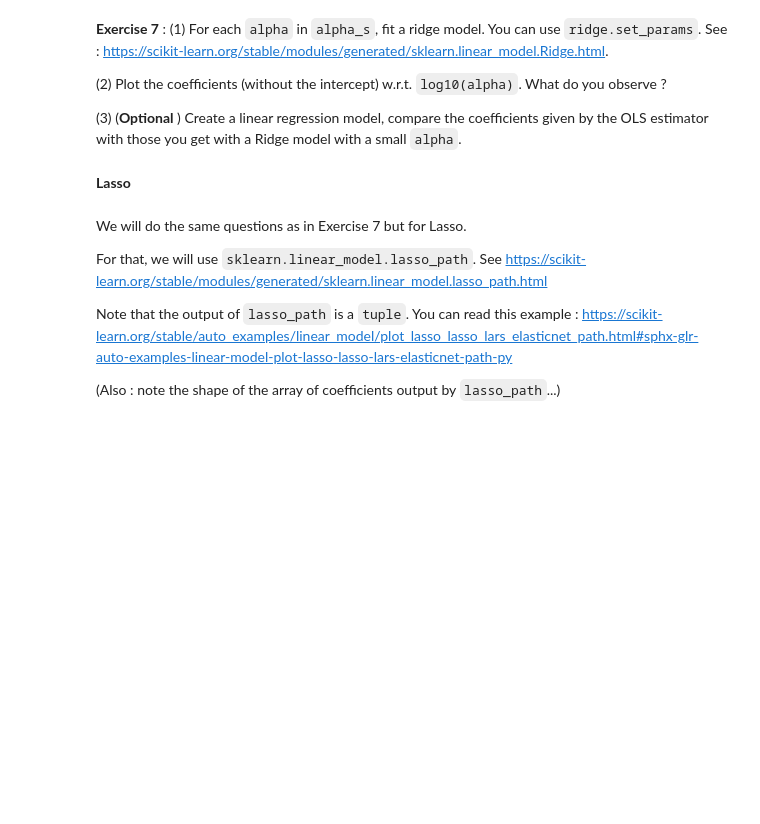
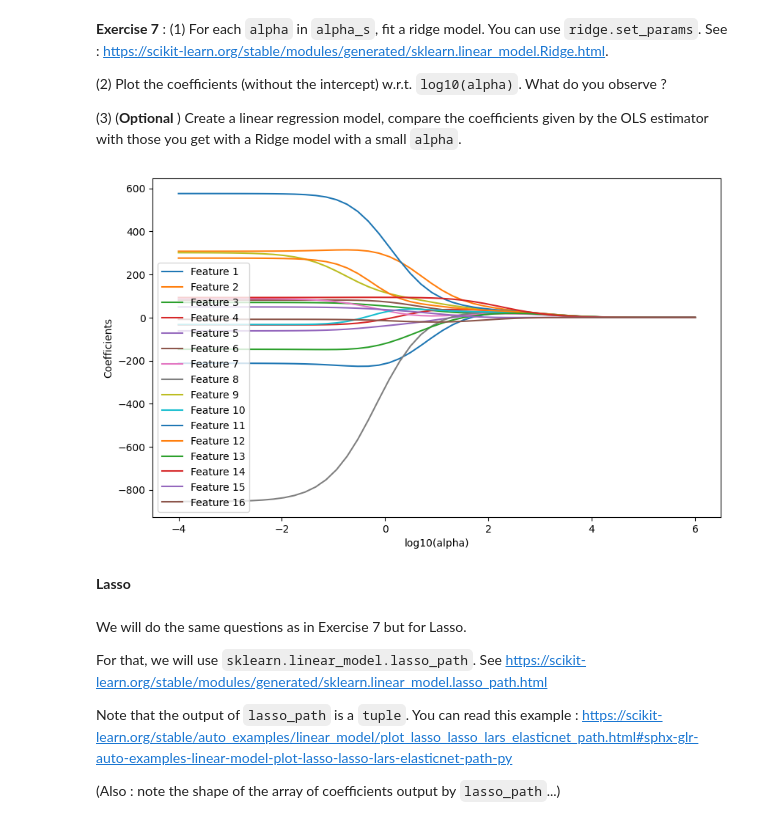
Before and after one commit to AntoninDurousseau/Studies, a Jupyter notebook: M1/Statistical learning/TP4/TP4(Ridge, Lasso, CV).ipynb, the cells around one changed output. Saved outputs shown, nothing was run; the diff lists cells and outputs as text; code cells hidden in the pictures; blank space fills up the shorter version.

```diff
--- a/M1/Statistical learning/TP4/TP4(Ridge, Lasso, CV).ipynb
+++ b/M1/Statistical learning/TP4/TP4(Ridge, Lasso, CV).ipynb
@@ -107,8 +183,8 @@ print (X.shape) # should be (322-59, 20-4)=(263,16)
 Split the data into a train set and a test set. Use 30% of the data for the test set and a random state = 42. (In the end you can try other values than 42).
 # %%
 #Answer for Exercise 4
-from # complete
-Xtrain,Xtest,Ytrain,Ytest = # complete
+from sklearn.model_selection import train_test_split
+Xtrain,Xtest,Ytrain,Ytest = train_test_split(X,Y,test_size=0.3,random_state=42)
 # %% [markdown]
 **Standardization**
 We will standardize the data before applying Lasso or Ridge as is usually advised. For this we use the transformer `StandardScaler`.
@@ -147,0 +229,10 @@ coef_ridge=[]
+# %%
+# Answer for ex. 5, complete with your code
+coef_ridge=[]
+
+from sklearn.linear_model import Ridge
+
+ridge = Ridge(alpha=1, fit_intercept=True)
+ridge.fit(XtrainScaled,Ytrain)
+
+print(f"ridge coefficients without intercept : {ridge.coef_} and the ridge intercept is {ridge.intercept_}")
@@ -157,0 +252,9 @@ Hint : use `sklearn.linear_model.Lasso` https://scikit-learn.org/stable/modules/
+# %%
+# Answer for Ex. 6
+from sklearn.linear_model import Lasso
+
+coef_lasso=[]
+lasso = Lasso(alpha=1, fit_intercept=True)
+lasso.fit(XtrainScaled,Ytrain)
+
+print(f"lasso coefficients without intercept : {lasso.coef_} and the lasso intercept is {lasso.intercept_}")
@@ -194,3 +318,25 @@ for alpha in alpha_s:
+# %%
+# Answer for Exercise 7
+
+coefs_ridge = []
+plt.figure(figsize=(10, 6))
+
+for alpha in alpha_s:
+    ridge = Ridge(alpha=alpha, fit_intercept=True)
+    ridge.fit(XtrainScaled, Ytrain)
+    coefs_ridge.append(ridge.coef_)
+
+coefs_ridge = np.array(coefs_ridge)  # Convert to numpy array for easier plotting
+
+for i in range(coefs_ridge.shape[1]):  # Iterate over each feature
+    plt.plot(np.log10(alpha_s), coefs_ridge[:, i], label=f"Feature {i+1}")
+
+plt.xlabel("log10(alpha)")
+plt.ylabel("Coefficients")
+plt.legend()
+plt.show()
+# %% [output]
+[figure, added]
 # %% [markdown]
 **Lasso**
 # %% [markdown]
```
Also changed, not shown: parts of 35 cells of this notebook, 1 other file.
